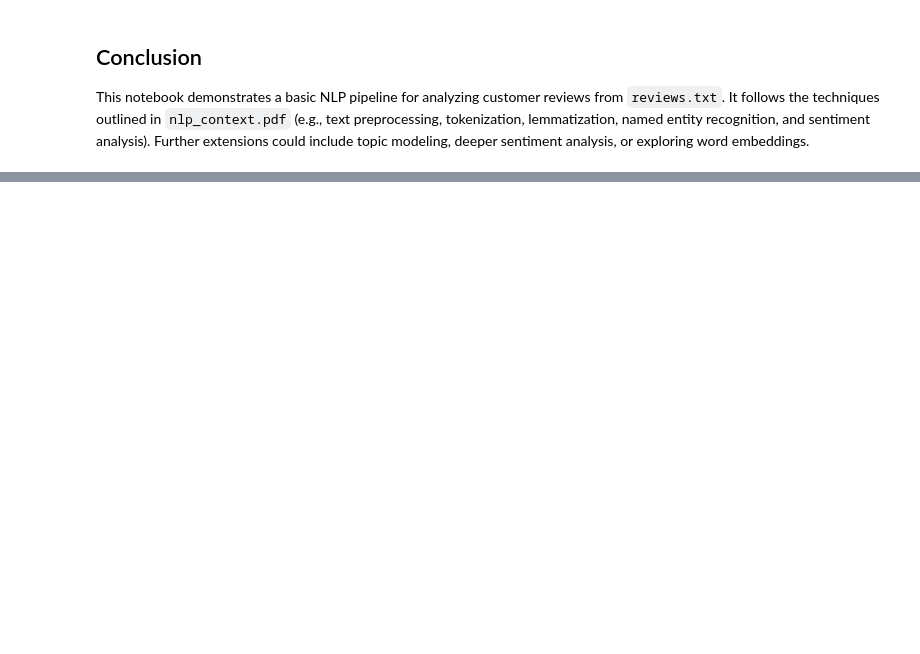
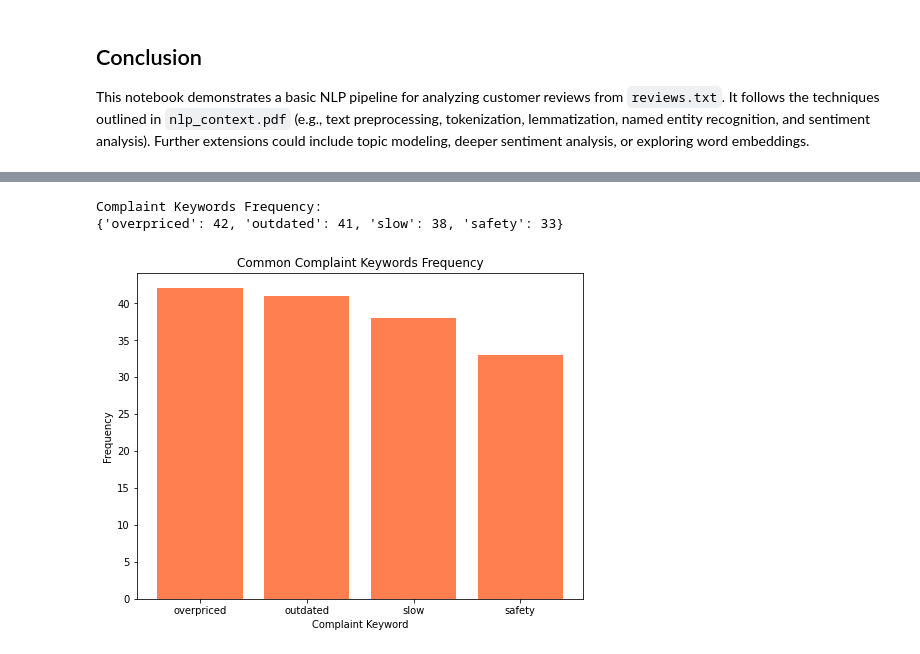
Before and after one commit to MC6527medhansh/Bolt, a Jupyter notebook: nlp_analysis.ipynb, the cells around one changed output, grey strips where cells are left out. Cells and saved outputs as stored; diff of their text form; code cells hidden in the pictures; blank space fills up the shorter version.

```diff
--- a/nlp_analysis.ipynb
+++ b/nlp_analysis.ipynb
@@ -302,0 +353,24 @@ This notebook demonstrates a basic NLP pipeline for analyzing customer reviews f
+# %%
+## 4. Common Complaint Analysis
+# Define complaint-related keywords and count their occurrences in reviews
+complaint_keywords = ['overpriced', 'outdated', 'slow', 'safety']
+complaint_counts = {kw: 0 for kw in complaint_keywords}
+for review in reviews:
+    lower_review = review.lower()
+    for keyword in complaint_keywords:
+        if keyword in lower_review:
+            complaint_counts[keyword] += 1
+print("\nComplaint Keywords Frequency:")
+print(complaint_counts)
+
+# Plot complaint keyword frequency
+plt.figure(figsize=(8,6))
+plt.bar(complaint_counts.keys(), complaint_counts.values(), color='coral')
+plt.title("Common Complaint Keywords Frequency")
+plt.xlabel("Complaint Keyword")
+plt.ylabel("Frequency")
+plt.show()
+# %% [output]
+Complaint Keywords Frequency:
+{'overpriced': 42, 'outdated': 41, 'slow': 38, 'safety': 33}
+[figure, added]
```
Also changed, not shown: parts of 14 cells of this notebook, 2 other files.
